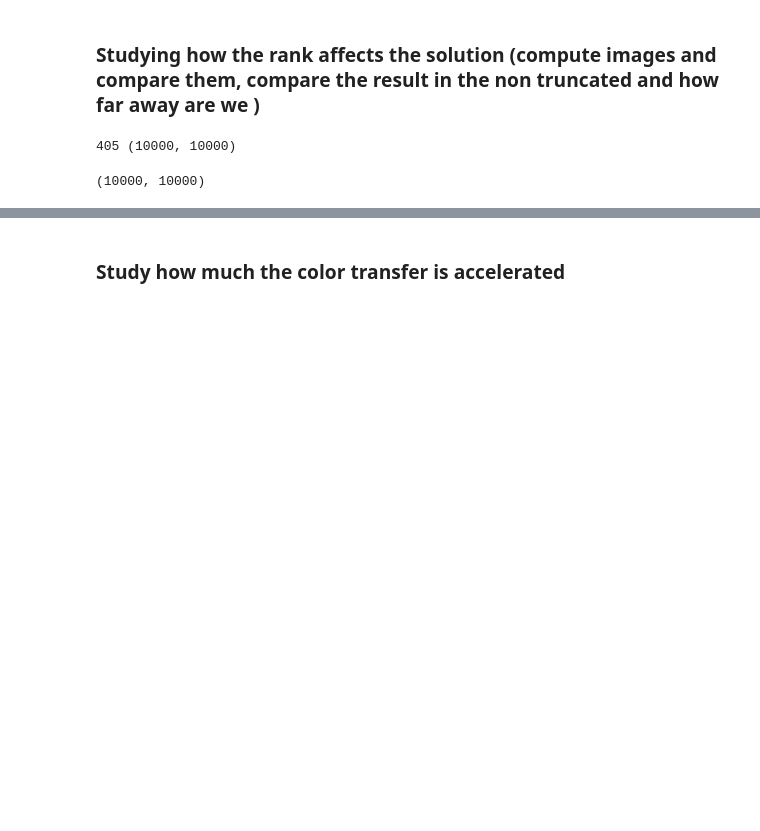
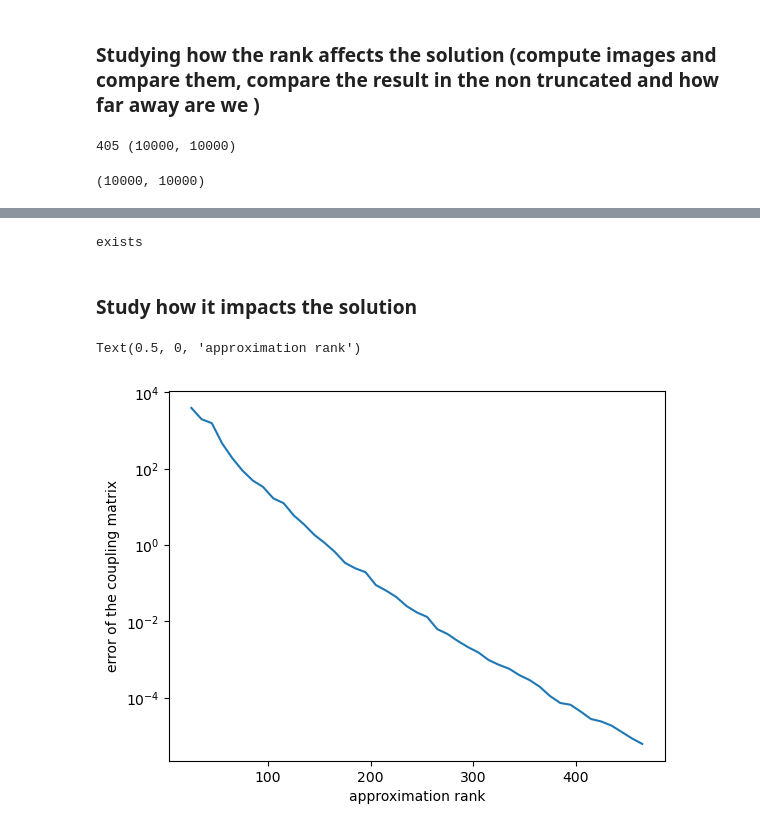
Before and after one commit to Benoit-Muller/Low_Rank_Approximation_Techniques_Project, a Jupyter notebook: color_transfert.ipynb, the cells around one changed output, grey strips where cells are left out. Drawn from its saved outputs; the diff is of its cells as text; code cells hidden in the pictures; blank space fills up the shorter version.

```diff
--- a/color_transfert.ipynb
+++ b/color_transfert.ipynb
@@ -272,17 +86,0 @@ df.head()
-# %%
-import os
-
-path_to_file='low_rank_sinkhorn.csv'
-
-if (os.path.exists(path_to_file)):
-    df = pandas.read_csv('low_rank_sinkhorn.csv')
-    list_u = df['list_u'].tolist()
-    list_v = df['list_v'].tolist()
-    list_W = df['list_W'].tolist()
-    list_err_inf = df['list_err_inf'].tolist()
-    list_time_wtout_SVD = df['list_time_wtout_SVD'].tolist()
-    list_time_with_SVD = df['list_time_with_SVD'].tolist()
-    it=df["rank"].tolist()
-else: #create them
-# %% [markdown]
-### Study how much the color transfer is accelerated
@@ -288,0 +117,36 @@ else: #create them
+# %%
+import os
+import pandas
+
+path_to_file='low_rank_sinkhorn.csv'
+
+if (os.path.exists(path_to_file)):
+    print('exists')
+    df = pandas.read_csv('low_rank_sinkhorn.csv')
+    list_u = df['list_u'].tolist()
+    list_v = df['list_v'].tolist()
+    list_W = df['list_W'].tolist()
+    list_err_inf = df['list_err_inf'].tolist()
+    list_time_wtout_SVD = df['time_wthout_SVD'].tolist()
+    list_time_with_SVD = df['time_with_SVD'].tolist()
+    it=df["rank"].tolist()
+else:
+    print('no_exist')
+    [list_u, list_v, list_W, list_time_with_SVD, list_time_wtout_SVD, list_err_inf, it]=running()
+    dict = {'list_u': list_u, 'list_v': list_v, 'list_W': list_W, "time_with_SVD": list_time_with_SVD,
+        "time_wthout_SVD": list_time_wtout_SVD, "list_err_inf": list_err_inf, "rank": it}
+    df = pd.DataFrame(dict)
+    # saving the dataframe
+    df.to_csv('low_rank_sinkhorn.csv')
+# %% [output]
+exists
+# %% [markdown]
+### Study how it impacts the solution
+# %%
+#how it impact the error
+plt.semilogy(it, list_err_inf)
+plt.ylabel('error of the coupling matrix')
+plt.xlabel('approximation rank')
+# %% [output]
+Text(0.5, 0, 'approximation rank')
+[figure, added]
```
Also changed, not shown: parts of 34 cells of this notebook, 2 other files.
